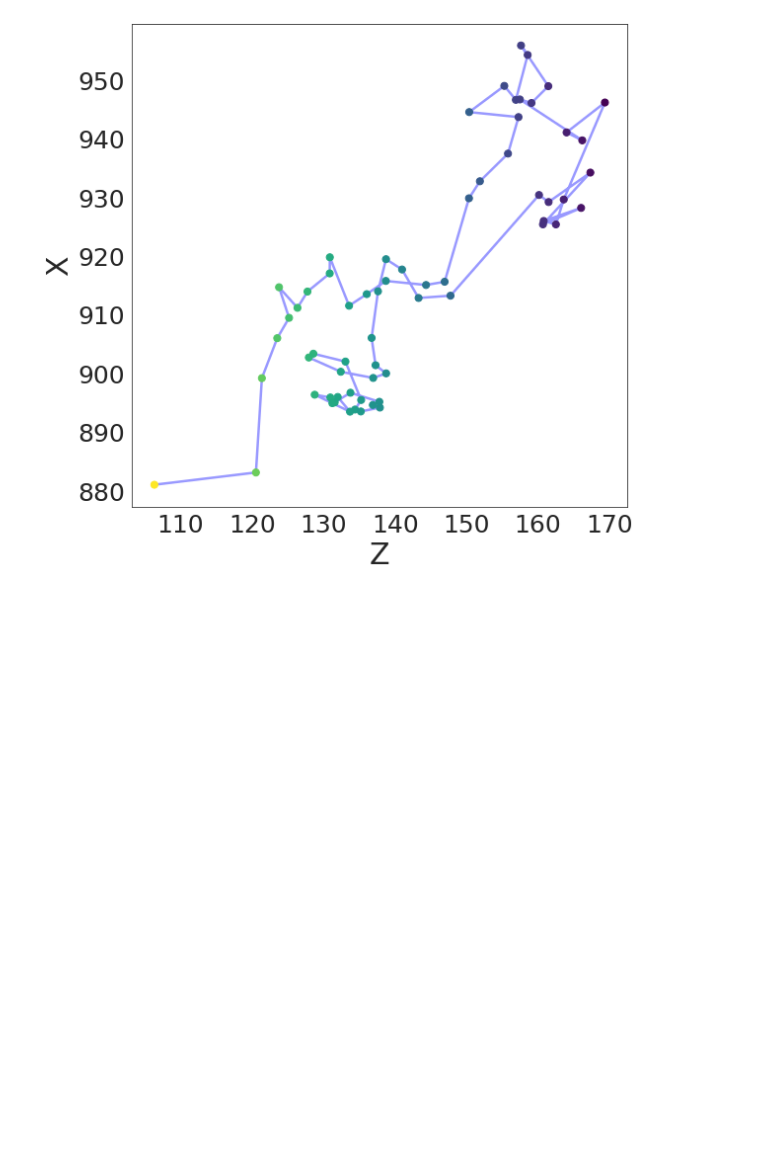
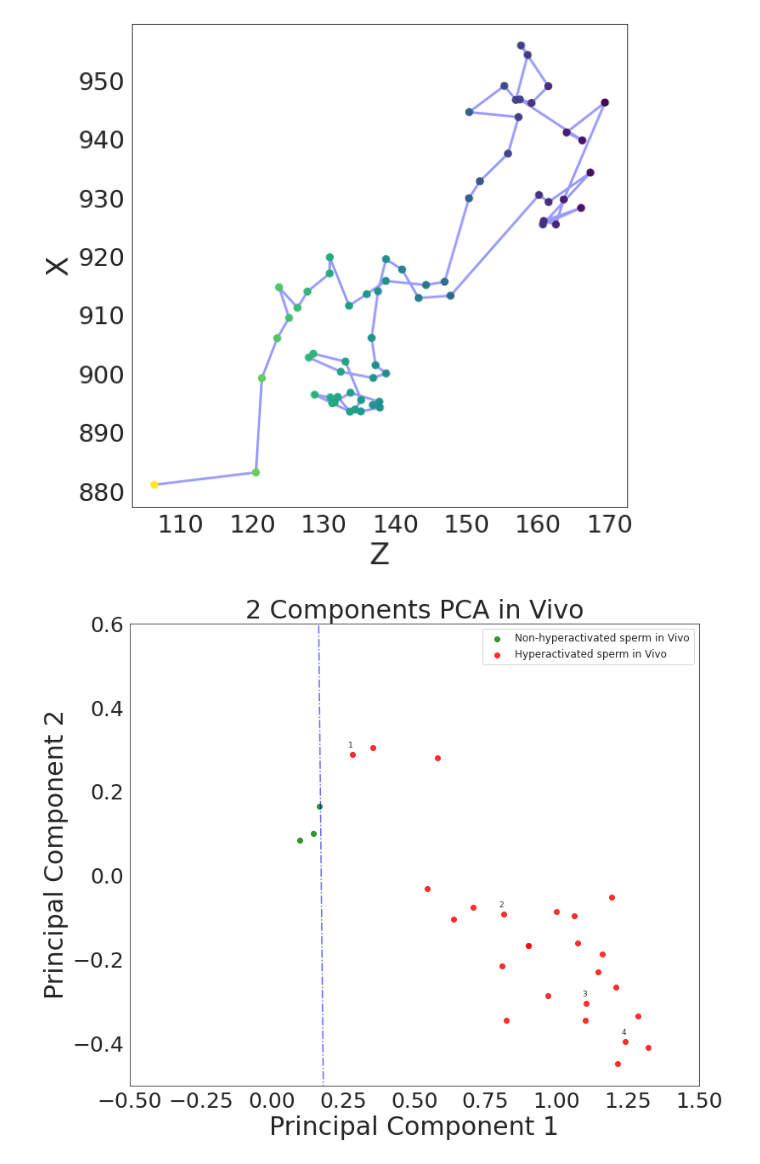
Before and after one commit to YZCUS/py-SpermTracking, a Jupyter notebook: 071422_feature_extraction.ipynb, the cells around one changed output. Cells and saved outputs as stored; diff of their text form; code cells hidden in the pictures; blank space fills up the shorter version.

```diff
--- a/071422_feature_extraction.ipynb
+++ b/071422_feature_extraction.ipynb
@@ -1089,3 +1115,29 @@ for i,df in enumerate([df_invivo_5,df_invivo_14,df_invivo_7,df_invivo_13]):
 [figure]
 [figure]
 [figure]
+# %%
+k=2
+sns.set_style('white')
+fig = plt.figure(figsize = (12,10))
+ax = fig.add_subplot(1,1,1)
+ax.set_title('2 Components PCA in {}'.format(plotList[k][3]), fontsize = 30)
+dic={5:1,14:2,7:3,13:4}
+for i in range(len(plotList[k][0])):
+    if isRight(m,b,principalDF_all.loc[plotList[k][1]+i,'principal component 1'],principalDF_all.loc[plotList[k][1]+i,'principal component 2']):
+        rdot=ax.scatter(principalDF_all.loc[plotList[k][1]+i,'principal component 1'],principalDF_all.loc[plotList[k][1]+i,'principal component 2'],c='r',alpha=0.8)
+        if i+1 in dic:
+          ax.annotate(dic[i+1],(principalDF_all.loc[seg[1]+i,'principal component 1'],principalDF_all.loc[seg[1]+i,'principal component 2']),textcoords="offset points",xytext=(-5,8),size=9)
+    else:
+        gdot=ax.scatter(principalDF_all.loc[plotList[k][1]+i,'principal component 1'],principalDF_all.loc[plotList[k][1]+i,'principal component 2'],c='g',alpha=0.8)
+ax.set_xlabel('Principal Component 1', fontsize = 30)
+ax.set_ylabel('Principal Component 2', fontsize = 30)
+ax.yaxis.set_tick_params(labelsize=25)
+ax.xaxis.set_tick_params(labelsize=25)
+ax.legend([gdot,rdot],['Non-hyperactivated sperm in {}'.format(plotList[k][3]),'Hyperactivated sperm in {}'.format(plotList[k][3])],fontsize=12)
+plt.plot([(-0.9-b)/m,(0.9-b)/m],[-0.9,0.9],c='b',alpha=0.6,linestyle='-.')
+plt.xlim(-0.5, 1.5)
+plt.ylim(-0.5, 0.6)
+plt.savefig('/content/drive/MyDrive/071422_sperm_mod/PCA_Kmean_BS_{}_hy_label.png'.format(plotList[k][3]))
+plt.show()
+# %% [output]
+[figure, added]
```
Also changed, not shown: parts of 23 cells of this notebook.
